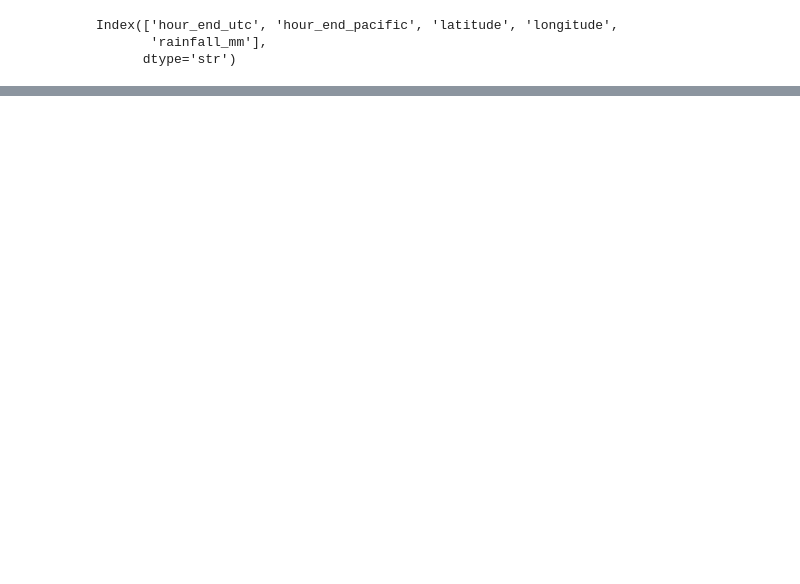
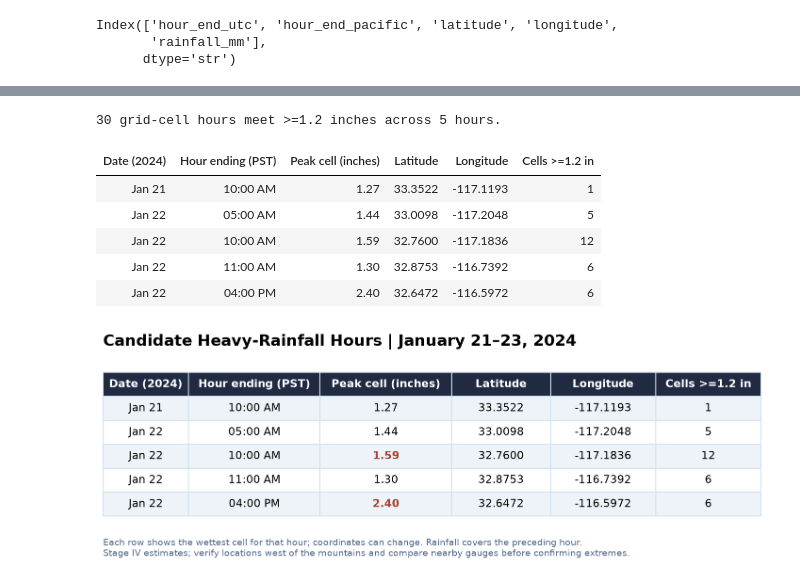
Before and after one commit to leen324/DSC180---Rainfall, a Jupyter notebook: stage_iv/data/analysis.ipynb, the cells around one changed output, grey strips where cells are left out. Saved outputs shown, nothing was run; the diff lists cells and outputs as text; code cells hidden in the pictures; blank space fills up the shorter version.

```diff
--- a/stage_iv/data/analysis.ipynb
+++ b/stage_iv/data/analysis.ipynb
@@ -86,0 +202,62 @@ Peak area-mean rainfall: 4.31 mm
+# %%
+# Filter actual observations at or above the lower 1-hour screening flag.
+# Missing rainfall is excluded; these are candidate events, not gauge confirmations.
+flagged_cells = rain.loc[
+    rain["rainfall_inches"].notna() & (rain["rainfall_inches"] >= 1.2),
+    ["hour_end_pacific", "rainfall_mm", "rainfall_inches", "latitude", "longitude"]
+].copy()
+
+# One row per flagged hour: show its wettest cell, plus how many cells crossed 1.2 in.
+peak_rows = flagged_cells.groupby("hour_end_pacific")["rainfall_inches"].idxmax()
+peak_cells = flagged_cells.loc[peak_rows].sort_values("hour_end_pacific").copy()
+counts = flagged_cells.groupby("hour_end_pacific").size()
+peak_cells["cells_at_or_above_1_2_in"] = peak_cells.hour_end_pacific.map(counts)
+
+screening_table = pd.DataFrame({
+    "Date (2024)": peak_cells.hour_end_pacific.dt.strftime("%b %d"),
+    "Hour ending (PST)": peak_cells.hour_end_pacific.dt.strftime("%I:%M %p"),
+    "Peak cell (inches)": peak_cells.rainfall_inches.round(2),
+    "Latitude": peak_cells.latitude.round(4),
+    "Longitude": peak_cells.longitude.round(4),
+    "Cells >=1.2 in": peak_cells.cells_at_or_above_1_2_in,
+}).reset_index(drop=True)
+
+print(f"{len(flagged_cells)} grid-cell hours meet >=1.2 inches across {len(screening_table)} hours.")
+display(screening_table)
+
+# Save a slide-ready image of the same filtered values.
+fig, ax = plt.subplots(figsize=(12, 3.3))
+ax.axis("off")
+ax.set_title("Candidate Heavy-Rainfall Hours | January 21–23, 2024", loc="left", fontsize=16, weight="bold", pad=18)
+formatted = screening_table.copy()
+formatted["Peak cell (inches)"] = formatted["Peak cell (inches)"].map("{:.2f}".format)
+for col in ["Latitude", "Longitude"]:
+    formatted[col] = formatted[col].map("{:.4f}".format)
+table = ax.table(cellText=formatted.values, colLabels=formatted.columns,
+                 cellLoc="center", bbox=[0, 0.15, 1, 0.8],
+                 colWidths=[0.13, 0.20, 0.20, 0.15, 0.16, 0.16])
+table.auto_set_font_size(False)
+table.set_fontsize(11)
+for (row, col), cell in table.get_celld().items():
+    cell.set_edgecolor("#d3e1f1")
+    if row == 0:
+        cell.set_facecolor("#202a41"); cell.set_text_props(color="white", weight="bold")
+    else:
+        cell.set_facecolor("#edf3f8" if row % 2 else "white")
+        if col == 2 and float(formatted.iloc[row-1, col]) >= 1.5:
+            cell.set_text_props(color="#a9432e", weight="bold")
+fig.text(0.125, 0.055,
+         "Each row shows the wettest cell for that hour; coordinates can change. Rainfall covers the preceding hour.\n"
+         "Stage IV estimates; verify locations west of the mountains and compare nearby gauges before confirming extremes.",
+         fontsize=9, color="#516988")
+fig.savefig(figures / "extreme_rainfall_filtered_values.png", dpi=200, bbox_inches="tight")
+plt.show()
+# %% [output]
+30 grid-cell hours meet >=1.2 inches across 5 hours.
+| Date (2024) | Hour ending (PST) | Peak cell (inches) | Latitude | Longitude | Cells >=1.2 in |
+| Jan 21 | 10:00 AM | 1.27 | 33.3522 | -117.1193 | 1 |
+| Jan 22 | 05:00 AM | 1.44 | 33.0098 | -117.2048 | 5 |
+| Jan 22 | 10:00 AM | 1.59 | 32.7600 | -117.1836 | 12 |
+| Jan 22 | 11:00 AM | 1.30 | 32.8753 | -116.7392 | 6 |
+| Jan 22 | 04:00 PM | 2.40 | 32.6472 | -116.5972 | 6 |
+[figure, added]
```
Also changed, not shown: parts of 6 cells of this notebook, 2 other files.
